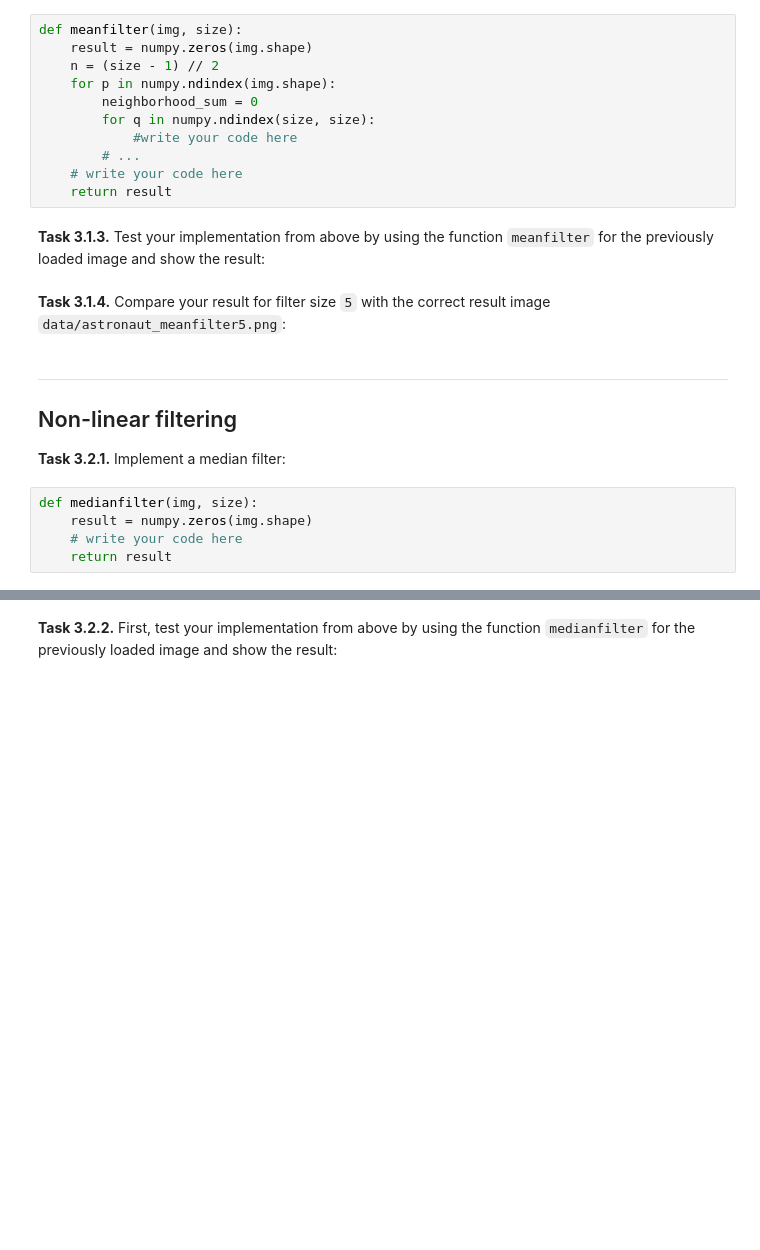
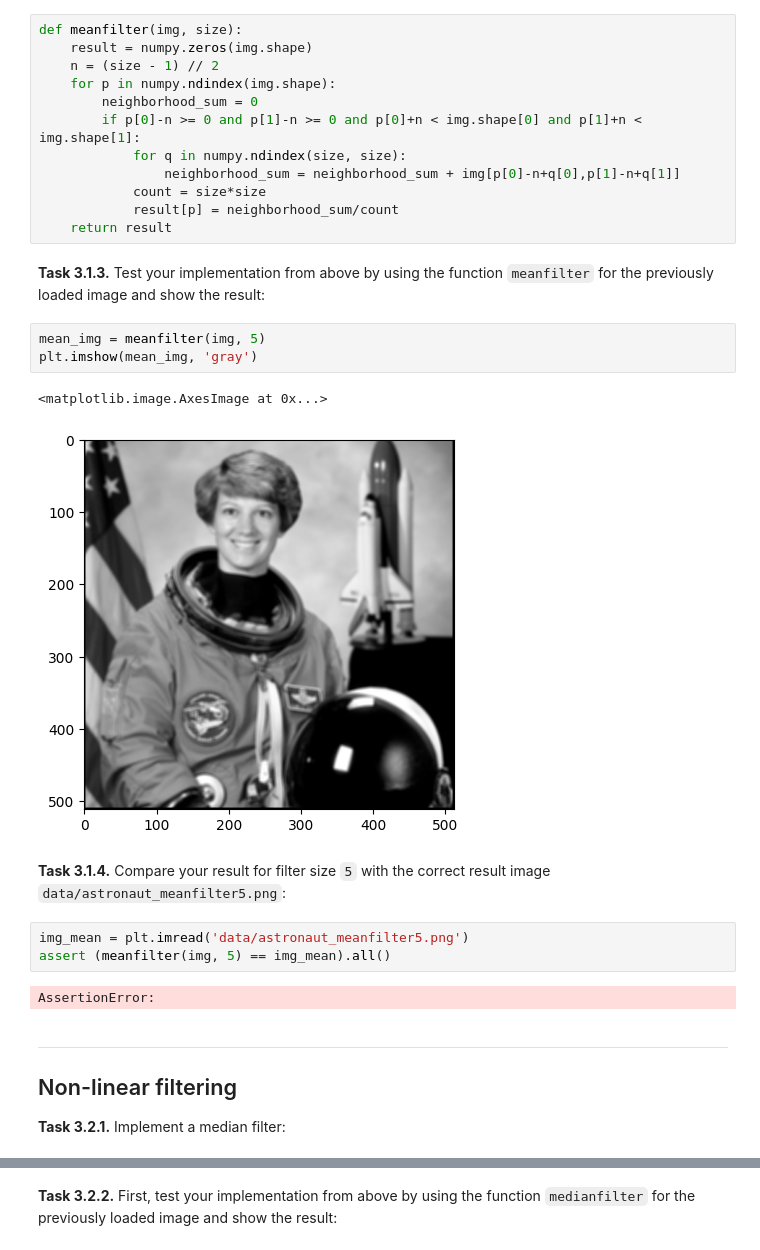
Before and after one commit to annalina2609/mobi-fs3-python, a Jupyter notebook: task3.ipynb, the cells around one changed output, grey strips where cells are left out. Drawn from its saved outputs; the diff is of its cells as text; blank space fills up the shorter version.

```diff
--- a/task3.ipynb
+++ b/task3.ipynb
@@ -24,23 +24,30 @@ def meanfilter(img, size):
     n = (size - 1) // 2
     for p in numpy.ndindex(img.shape):
         neighborhood_sum = 0
-        for q in numpy.ndindex(size, size):
-            #write your code here
-        # ...
-    # write your code here
+        if p[0]-n >= 0 and p[1]-n >= 0 and p[0]+n < img.shape[0] and p[1]+n < img.shape[1]:
+            for q in numpy.ndindex(size, size):
+                neighborhood_sum = neighborhood_sum + img[p[0]-n+q[0],p[1]-n+q[1]]
+            count = size*size
+            result[p] = neighborhood_sum/count
     return result
 # %% [markdown]
 **<a id="#">Task 3.1.3.</a>** Test your implementation from above by using the function `meanfilter` for the previously loaded image and show the result:
+# %%
+mean_img = meanfilter(img, 5)
+plt.imshow(mean_img, 'gray')
+# %% [output]
+<matplotlib.image.AxesImage at 0x...>
+[figure, added]
 # %% [markdown]
 **<a id="#">Task 3.1.4.</a>** Compare your result for filter size `5` with the correct result image `data/astronaut_meanfilter5.png`:
+# %%
+img_mean = plt.imread('data/astronaut_meanfilter5.png')
+assert (meanfilter(img, 5) == img_mean).all()
+# %% [output]
+AssertionError:
 # %% [markdown]
 ---
 
 ## Non-linear filtering
 
 **<a id="#">Task 3.2.1.</a>** Implement a median filter:
-# %%
-def medianfilter(img, size):
-    result = numpy.zeros(img.shape)
-    # write your code here
-    return result
```
Also changed, not shown: parts of 3 cells of this notebook, 1 other file.
